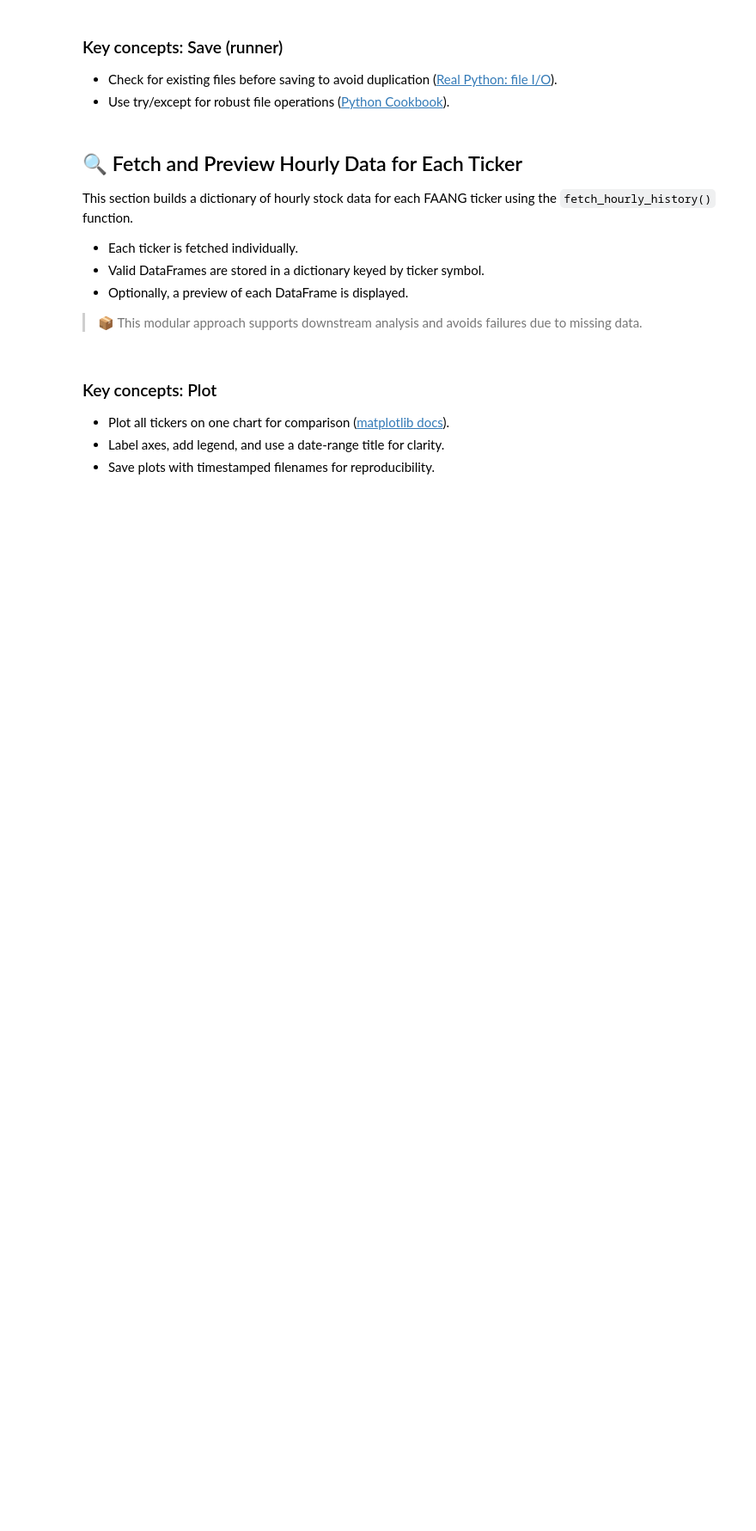
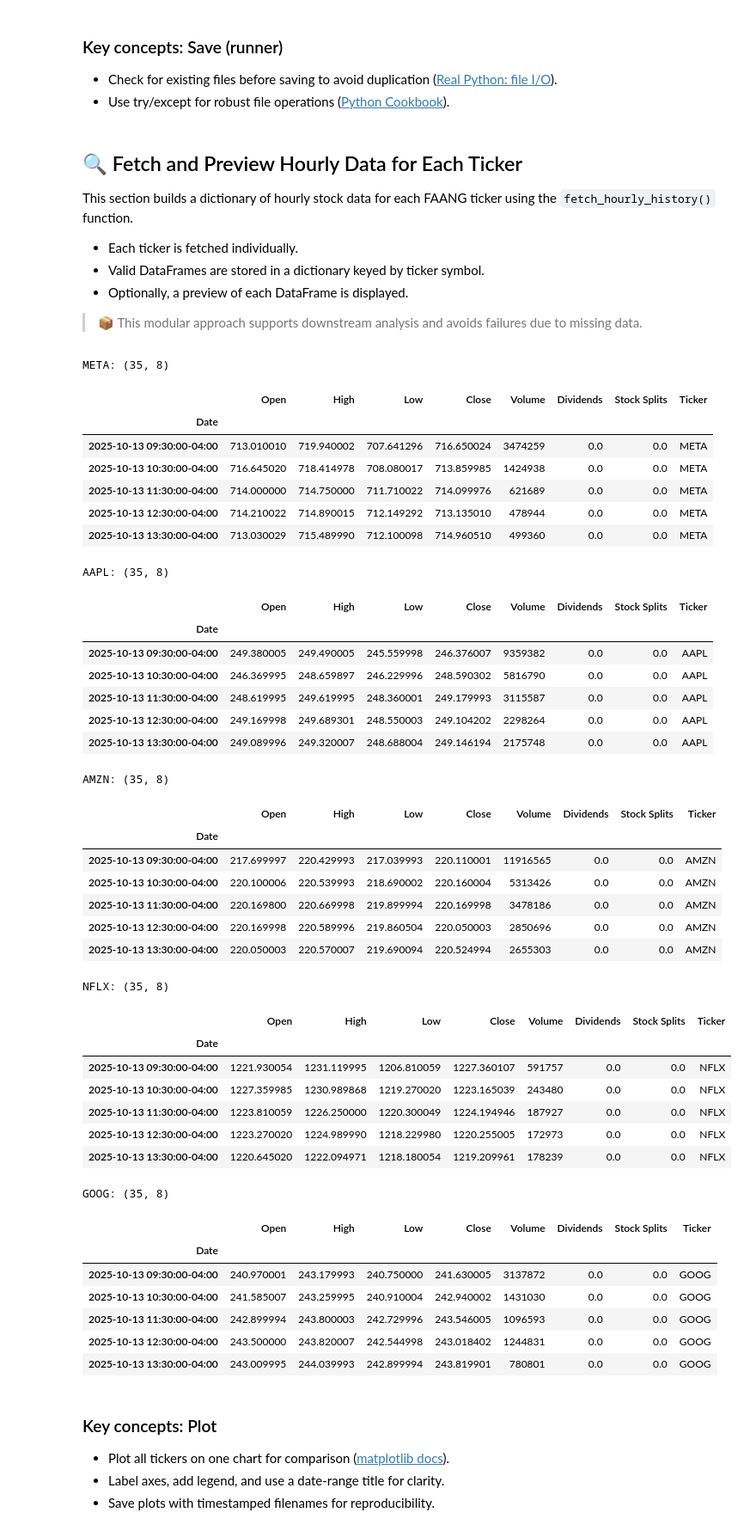
Before and after one commit to ECronin1973/computer_infrastructure, a Jupyter notebook: notebooks/problems.ipynb, the cells around one changed output. Shown at 86% size. Cells and saved outputs as stored; diff of their text form; code cells hidden in the pictures; blank space fills up the shorter version.

```diff
--- a/notebooks/problems.ipynb
+++ b/notebooks/problems.ipynb
@@ -314,27 +424,85 @@ This section builds a dictionary of hourly stock data for each FAANG ticker usin
 
 > 📦 This modular approach supports downstream analysis and avoids failures due to missing data.
 # %%
-# 📦 Build a dictionary to store hourly data for each ticker
-data = {}
+# 📦 Build a dictionary by reading the latest saved CSV for each ticker
+# - Avoids a second network fetch (uses files saved by the runner)
+# - Parses the 'Date' column as DateTimeIndex for time-series operations
+# - Skips tickers without any saved files
+# - Supports reproducibility and offline analysis
+
+data = {}  # Dictionary to hold ticker -> DataFrame mappings
 
 for ticker in tickers:
-    # Fetch hourly historical data using the custom function
-    df = fetch_hourly_history(ticker)
-
-    # Skip if no data is returned or DataFrame is empty
-    if df is None or df.empty:
-        print(f"⚠️ No data for {ticker}")
+    # 📁 Find all CSVs saved for this ticker in ../data
+    # Reference: os.listdir() lists files in a directory
+    # https://docs.python.org/3/library/os.html#os.listdir
+    files = [p for p in os.listdir('../data') if p.startswith(f"{ticker}_") and p.endswith('.csv')]
+    if not files:
+        print(f"⚠️ No saved CSV found for {ticker} in ../data")
         continue
 
-    # Store valid DataFrame in the dictionary
+    # 🕒 Pick the latest file by filename (timestamps are sortable)
+    latest = sorted(files, reverse=True)[0]
+    path = os.path.join('../data', latest)
+
+    # 📖 Read CSV with parsed dates and DateTimeIndex
+    # Reference: pandas.read_csv() with parse_dates and index_col
+    # https://pandas.pydata.org/docs/reference/api/pandas.read_csv.html
+    df = pd.read_csv(path, parse_dates=['Date'], index_col='Date')
+
+    # ✅ Store valid DataFrame in dictionary
     data[ticker] = df
 
 # 👀 Preview: Display shape and head of each DataFrame
+# - df.shape shows (rows, columns)
+# - df.head() shows first 5 rows by default
+# Reference: pandas.DataFrame.head()
+# https://pandas.pydata.org/docs/reference/api/pandas.DataFrame.head.html
 for sym, df in data.items():
     print(f"{sym}: {df.shape}")
-
     if SHOW_PREVIEW:
         display(df.head())
+# %% [output]
+META: (35, 8)
+|  | Open | High | Low | Close | Volume | Dividends | Stock Splits | Ticker |
+| Date |  |  |  |  |  |  |  |  |
+| 2025-10-13 09:30:00-04:00 | 713.010010 | 719.940002 | 707.641296 | 716.650024 | 3474259 | 0.0 | 0.0 | META |
+| 2025-10-13 10:30:00-04:00 | 716.645020 | 718.414978 | 708.080017 | 713.859985 | 1424938 | 0.0 | 0.0 | META |
+| 2025-10-13 11:30:00-04:00 | 714.000000 | 714.750000 | 711.710022 | 714.099976 | 621689 | 0.0 | 0.0 | META |
+| 2025-10-13 12:30:00-04:00 | 714.210022 | 714.890015 | 712.149292 | 713.135010 | 478944 | 0.0 | 0.0 | META |
+| 2025-10-13 13:30:00-04:00 | 713.030029 | 715.489990 | 712.100098 | 714.960510 | 499360 | 0.0 | 0.0 | META |
+AAPL: (35, 8)
+|  | Open | High | Low | Close | Volume | Dividends | Stock Splits | Ticker |
+| Date |  |  |  |  |  |  |  |  |
+| 2025-10-13 09:30:00-04:00 | 249.380005 | 249.490005 | 245.559998 | 246.376007 | 9359382 | 0.0 | 0.0 | AAPL |
+| 2025-10-13 10:30:00-04:00 | 246.369995 | 248.659897 | 246.229996 | 248.590302 | 5816790 | 0.0 | 0.0 | AAPL |
+| 2025-10-13 11:30:00-04:00 | 248.619995 | 249.619995 | 248.360001 | 249.179993 | 3115587 | 0.0 | 0.0 | AAPL |
+| 2025-10-13 12:30:00-04:00 | 249.169998 | 249.689301 | 248.550003 | 249.104202 | 2298264 | 0.0 | 0.0 | AAPL |
+| 2025-10-13 13:30:00-04:00 | 249.089996 | 249.320007 | 248.688004 | 249.146194 | 2175748 | 0.0 | 0.0 | AAPL |
+AMZN: (35, 8)
+|  | Open | High | Low | Close | Volume | Dividends | Stock Splits | Ticker |
+| Date |  |  |  |  |  |  |  |  |
+| 2025-10-13 09:30:00-04:00 | 217.699997 | 220.429993 | 217.039993 | 220.110001 | 11916565 | 0.0 | 0.0 | AMZN |
+| 2025-10-13 10:30:00-04:00 | 220.100006 | 220.539993 | 218.690002 | 220.160004 | 5313426 | 0.0 | 0.0 | AMZN |
+| 2025-10-13 11:30:00-04:00 | 220.169800 | 220.669998 | 219.899994 | 220.169998 | 3478186 | 0.0 | 0.0 | AMZN |
+| 2025-10-13 12:30:00-04:00 | 220.169998 | 220.589996 | 219.860504 | 220.050003 | 2850696 | 0.0 | 0.0 | AMZN |
+| 2025-10-13 13:30:00-04:00 | 220.050003 | 220.570007 | 219.690094 | 220.524994 | 2655303 | 0.0 | 0.0 | AMZN |
+NFLX: (35, 8)
+|  | Open | High | Low | Close | Volume | Dividends | Stock Splits | Ticker |
+| Date |  |  |  |  |  |  |  |  |
+| 2025-10-13 09:30:00-04:00 | 1221.930054 | 1231.119995 | 1206.810059 | 1227.360107 | 591757 | 0.0 | 0.0 | NFLX |
+| 2025-10-13 10:30:00-04:00 | 1227.359985 | 1230.989868 | 1219.270020 | 1223.165039 | 243480 | 0.0 | 0.0 | NFLX |
+| 2025-10-13 11:30:00-04:00 | 1223.810059 | 1226.250000 | 1220.300049 | 1224.194946 | 187927 | 0.0 | 0.0 | NFLX |
+| 2025-10-13 12:30:00-04:00 | 1223.270020 | 1224.989990 | 1218.229980 | 1220.255005 | 172973 | 0.0 | 0.0 | NFLX |
+| 2025-10-13 13:30:00-04:00 | 1220.645020 | 1222.094971 | 1218.180054 | 1219.209961 | 178239 | 0.0 | 0.0 | NFLX |
+GOOG: (35, 8)
+|  | Open | High | Low | Close | Volume | Dividends | Stock Splits | Ticker |
+| Date |  |  |  |  |  |  |  |  |
+| 2025-10-13 09:30:00-04:00 | 240.970001 | 243.179993 | 240.750000 | 241.630005 | 3137872 | 0.0 | 0.0 | GOOG |
+| 2025-10-13 10:30:00-04:00 | 241.585007 | 243.259995 | 240.910004 | 242.940002 | 1431030 | 0.0 | 0.0 | GOOG |
+| 2025-10-13 11:30:00-04:00 | 242.899994 | 243.800003 | 242.729996 | 243.546005 | 1096593 | 0.0 | 0.0 | GOOG |
+| 2025-10-13 12:30:00-04:00 | 243.500000 | 243.820007 | 242.544998 | 243.018402 | 1244831 | 0.0 | 0.0 | GOOG |
+| 2025-10-13 13:30:00-04:00 | 243.009995 | 244.039993 | 242.899994 | 243.819901 | 780801 | 0.0 | 0.0 | GOOG |
 # %% [markdown]
 ### Key concepts: Plot
 
```
Also changed, not shown: parts of 12 cells of this notebook, 7 other files.
